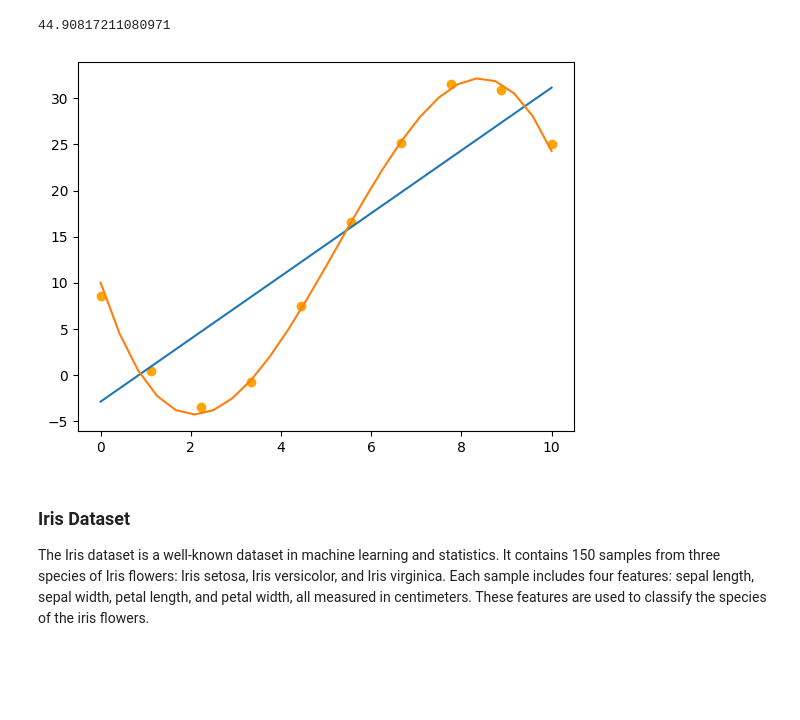
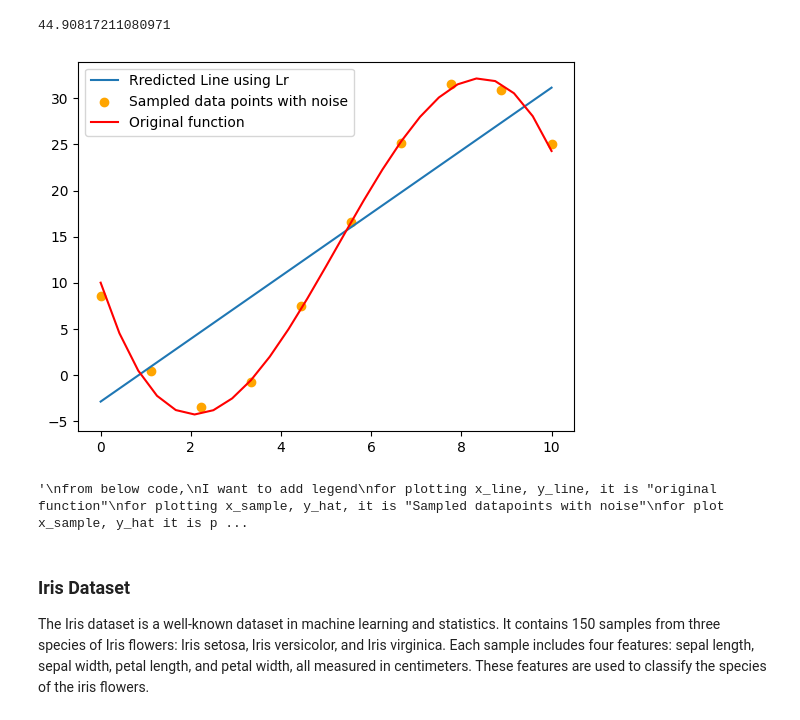
Before and after one commit to Jeong-jin-Han/AI504, a Jupyter notebook: Lec/week2/ai504_02_ml.ipynb, the cells around one changed output. Saved outputs shown, nothing was run; the diff lists cells and outputs as text; code cells hidden in the pictures; blank space fills up the shorter version.

```diff
--- a/Lec/week2/ai504_02_ml.ipynb
+++ b/Lec/week2/ai504_02_ml.ipynb
@@ -138,12 +138,24 @@ print(mse)
 # %% [output]
 44.90817211080971
 # %%
-plt.plot(x_sample, y_hat) # linear regression
-plt.scatter(x_sample, y_sample, color='orange') # original data pt
-plt.plot(x_line,y_line) # our goal of regression
+plt.plot(x_sample, y_hat, label = "Rredicted Line using Lr") # linear regression
+plt.scatter(x_sample, y_sample, color='orange', label = "Sampled data points with noise") # original data pt
+plt.plot(x_line,y_line, color='red', label = "Original function") # our goal of regression
+plt.legend()
 plt.show()
+
+
+
+"""
+from below code,
+I want to add legend
+for plotting x_line, y_line, it is "original function"
+for plotting x_sample, y_hat, it is "Sampled datapoints with noise"
+for plot x_sample, y_hat it is predicted line lr
+"""
 # %% [output]
-[figure, old version]
+[figure, new version]
+'\nfrom below code,\nI want to add legend\nfor plotting x_line, y_line, it is "original function"\nfor plotting x_sample, y_hat, it is "Sampled datapoints with noise"\nfor plot x_sample, y_hat it is p ...
 # %%
 # # Adding Legend
 # plt.plot(x_sample, y_hat, label='Predicted Function')  # Add label for the line
```
Also changed, not shown: parts of 12 cells of this notebook.
